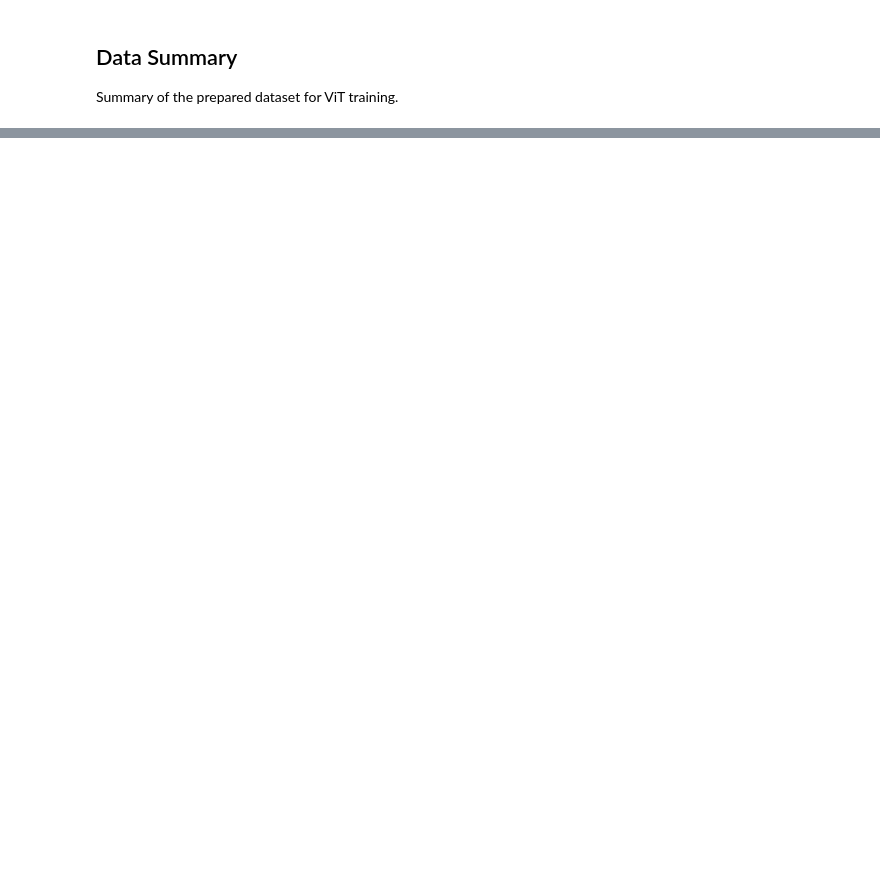
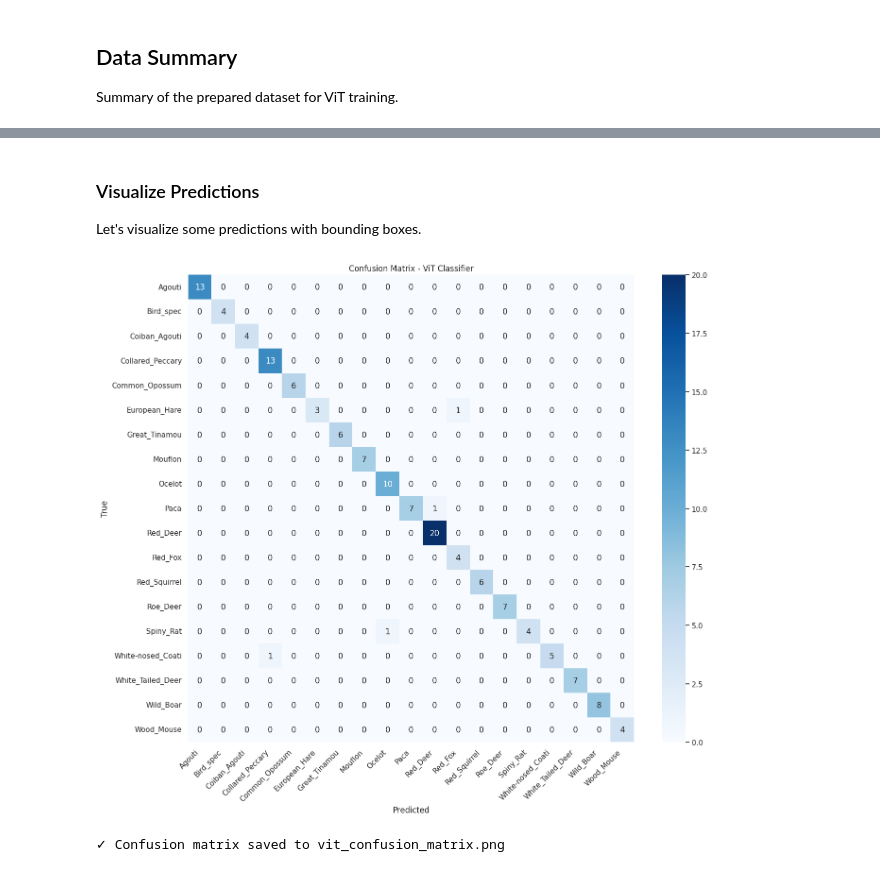
Before and after one commit to shaun-friedman/cv-serengeti-animal-detector, a Jupyter notebook: vit.ipynb, the cells around one changed output, grey strips where cells are left out. Saved outputs shown, nothing was run; the diff lists cells and outputs as text; code cells hidden in the pictures; blank space fills up the shorter version.

```diff
--- a/vit.ipynb
+++ b/vit.ipynb
@@ -56,7 +80,7 @@ download_dataset()
 ### Load and Inspect Raw Labels
 # %%
 # Load raw labels
-labels_df = load_labels(LABELS_PATH)
+labels_df = load_labels()
 
 print(f"Dataset shape: {labels_df.shape}")
 print(f"Columns: {labels_df.columns.tolist()}")
@@ -269,0 +1159,31 @@ print("=" * 60)
+# %% [markdown]
+### Visualize Predictions
+
+Let's visualize some predictions with bounding boxes.
+# %%
+import seaborn as sns
+
+# Confusion matrix
+cm = confusion_matrix(test_labels, test_preds)
+
+plt.figure(figsize=(14, 12))
+sns.heatmap(
+    cm,
+    annot=True,
+    fmt='d',
+    cmap='Blues',
+    xticklabels=label_encoder.classes_,
+    yticklabels=label_encoder.classes_
+)
+plt.xlabel('Predicted')
+plt.ylabel('True')
+plt.title('Confusion Matrix - ViT Classifier')
+plt.xticks(rotation=45, ha='right')
+plt.yticks(rotation=0)
+plt.tight_layout()
+plt.savefig('vit_confusion_matrix.png', dpi=150)
+plt.show()
+print("✓ Confusion matrix saved to vit_confusion_matrix.png")
+# %% [output]
+[figure, added]
+✓ Confusion matrix saved to vit_confusion_matrix.png
```
Also changed, not shown: parts of 40 cells of this notebook.
